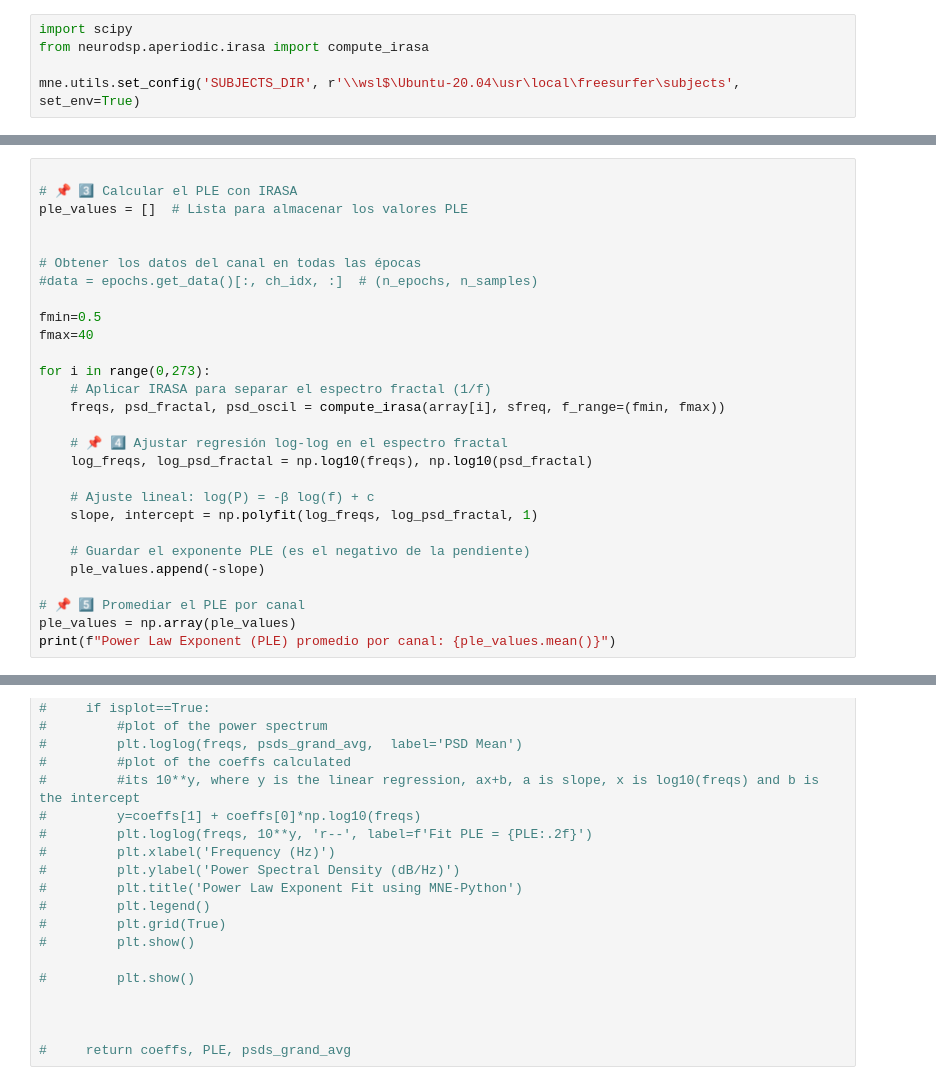
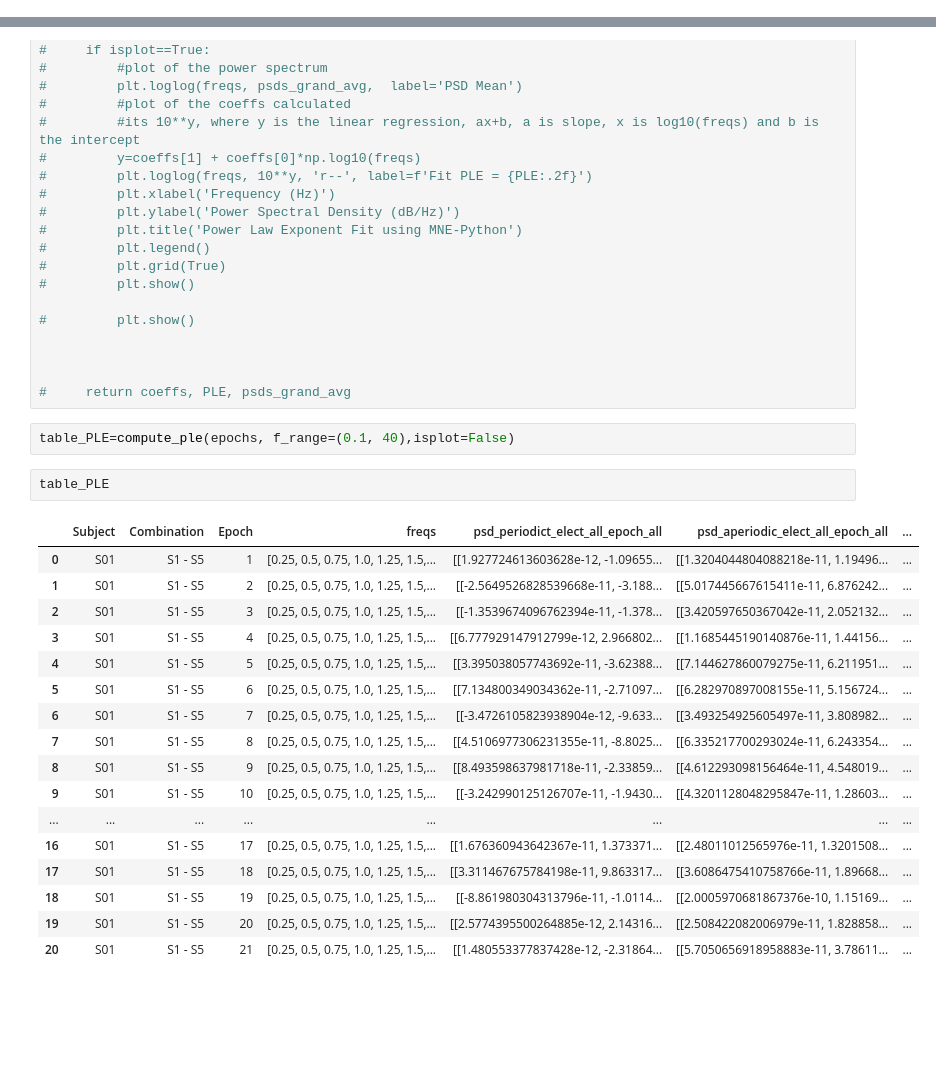
Before and after one commit to dbo97/CODE_self, a Jupyter notebook: PLE_definitivo_epochs.ipynb, the cells around one changed output, grey strips where cells are left out. Saved outputs shown, nothing was run; the diff lists cells and outputs as text; blank space fills up the shorter version.

```diff
--- a/PLE_definitivo_epochs.ipynb
+++ b/PLE_definitivo_epochs.ipynb
@@ -97,5 +102,0 @@ ImportError: cannot import name 'morlet' from 'scipy.signal' (c:\Users\UCM\anaco
-# %%
-import scipy
-from neurodsp.aperiodic.irasa import compute_irasa
-
-mne.utils.set_config('SUBJECTS_DIR', r'\\wsl$\Ubuntu-20.04\usr\local\freesurfer\subjects', set_env=True)
@@ -235,28 +160,0 @@ Effective window size : 1.707 (s)
-# %%
-
-# 📌 3️⃣ Calcular el PLE con IRASA
-ple_values = []  # Lista para almacenar los valores PLE
-
-
-# Obtener los datos del canal en todas las épocas
-#data = epochs.get_data()[:, ch_idx, :]  # (n_epochs, n_samples)
-
-fmin=0.5
-fmax=40
-
-for i in range(0,273):
-    # Aplicar IRASA para separar el espectro fractal (1/f)
-    freqs, psd_fractal, psd_oscil = compute_irasa(array[i], sfreq, f_range=(fmin, fmax))
-
-    # 📌 4️⃣ Ajustar regresión log-log en el espectro fractal
-    log_freqs, log_psd_fractal = np.log10(freqs), np.log10(psd_fractal)
-
-    # Ajuste lineal: log(P) = -β log(f) + c
-    slope, intercept = np.polyfit(log_freqs, log_psd_fractal, 1)
-
-    # Guardar el exponente PLE (es el negativo de la pendiente)
-    ple_values.append(-slope)
-
-# 📌 5️⃣ Promediar el PLE por canal
-ple_values = np.array(ple_values)
-print(f"Power Law Exponent (PLE) promedio por canal: {ple_values.mean()}")
@@ -294,3 +325,25 @@ NameError: name 'compute_irasa' is not defined
 
 
 #     return coeffs, PLE, psds_grand_avg
+# %%
+table_PLE=compute_ple(epochs, f_range=(0.1, 40),isplot=False)
+# %%
+table_PLE
+# %% [output]
+|  | Subject | Combination | Epoch | freqs | psd_periodict_elect_all_epoch_all | psd_aperiodic_elect_all_epoch_all | ... |
+| 0 | S01 | S1 - S5 | 1 | [0.25, 0.5, 0.75, 1.0, 1.25, 1.5,... | [[1.927724613603628e-12, -1.09655... | [[1.3204044804088218e-11, 1.19496... | ... |
+| 1 | S01 | S1 - S5 | 2 | [0.25, 0.5, 0.75, 1.0, 1.25, 1.5,... | [[-2.5649526828539668e-11, -3.188... | [[5.017445667615411e-11, 6.876242... | ... |
+| 2 | S01 | S1 - S5 | 3 | [0.25, 0.5, 0.75, 1.0, 1.25, 1.5,... | [[-1.3539674096762394e-11, -1.378... | [[3.420597650367042e-11, 2.052132... | ... |
+| 3 | S01 | S1 - S5 | 4 | [0.25, 0.5, 0.75, 1.0, 1.25, 1.5,... | [[6.777929147912799e-12, 2.966802... | [[1.1685445190140876e-11, 1.44156... | ... |
+| 4 | S01 | S1 - S5 | 5 | [0.25, 0.5, 0.75, 1.0, 1.25, 1.5,... | [[3.395038057743692e-11, -3.62388... | [[7.144627860079275e-11, 6.211951... | ... |
+| 5 | S01 | S1 - S5 | 6 | [0.25, 0.5, 0.75, 1.0, 1.25, 1.5,... | [[7.134800349034362e-11, -2.71097... | [[6.282970897008155e-11, 5.156724... | ... |
+| 6 | S01 | S1 - S5 | 7 | [0.25, 0.5, 0.75, 1.0, 1.25, 1.5,... | [[-3.4726105823938904e-12, -9.633... | [[3.493254925605497e-11, 3.808982... | ... |
+| 7 | S01 | S1 - S5 | 8 | [0.25, 0.5, 0.75, 1.0, 1.25, 1.5,... | [[4.5106977306231355e-11, -8.8025... | [[6.335217700293024e-11, 6.243354... | ... |
+| 8 | S01 | S1 - S5 | 9 | [0.25, 0.5, 0.75, 1.0, 1.25, 1.5,... | [[8.493598637981718e-11, -2.33859... | [[4.612293098156464e-11, 4.548019... | ... |
+| 9 | S01 | S1 - S5 | 10 | [0.25, 0.5, 0.75, 1.0, 1.25, 1.5,... | [[-3.242990125126707e-11, -1.9430... | [[4.3201128048295847e-11, 1.28603... | ... |
+| ... | ... | ... | ... | ... | ... | ... | ... |
+| 16 | S01 | S1 - S5 | 17 | [0.25, 0.5, 0.75, 1.0, 1.25, 1.5,... | [[1.676360943642367e-11, 1.373371... | [[2.48011012565976e-11, 1.3201508... | ... |
+| 17 | S01 | S1 - S5 | 18 | [0.25, 0.5, 0.75, 1.0, 1.25, 1.5,... | [[3.311467675784198e-11, 9.863317... | [[3.6086475410758766e-11, 1.89668... | ... |
+| 18 | S01 | S1 - S5 | 19 | [0.25, 0.5, 0.75, 1.0, 1.25, 1.5,... | [[-8.861980304313796e-11, -1.0114... | [[2.0005970681867376e-10, 1.15169... | ... |
+| 19 | S01 | S1 - S5 | 20 | [0.25, 0.5, 0.75, 1.0, 1.25, 1.5,... | [[2.5774395500264885e-12, 2.14316... | [[2.508422082006979e-11, 1.828858... | ... |
+| 20 | S01 | S1 - S5 | 21 | [0.25, 0.5, 0.75, 1.0, 1.25, 1.5,... | [[1.480553377837428e-12, -2.31864... | [[5.7050656918958883e-11, 3.78611... | ... |
```
Also changed, not shown: parts of 11 cells of this notebook, 1 other file.
